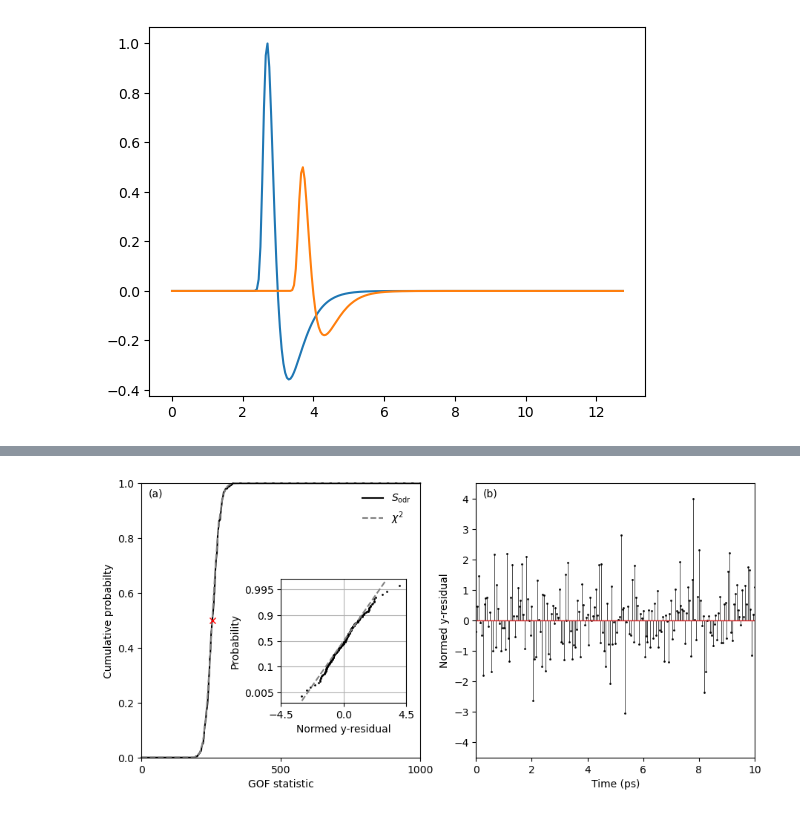
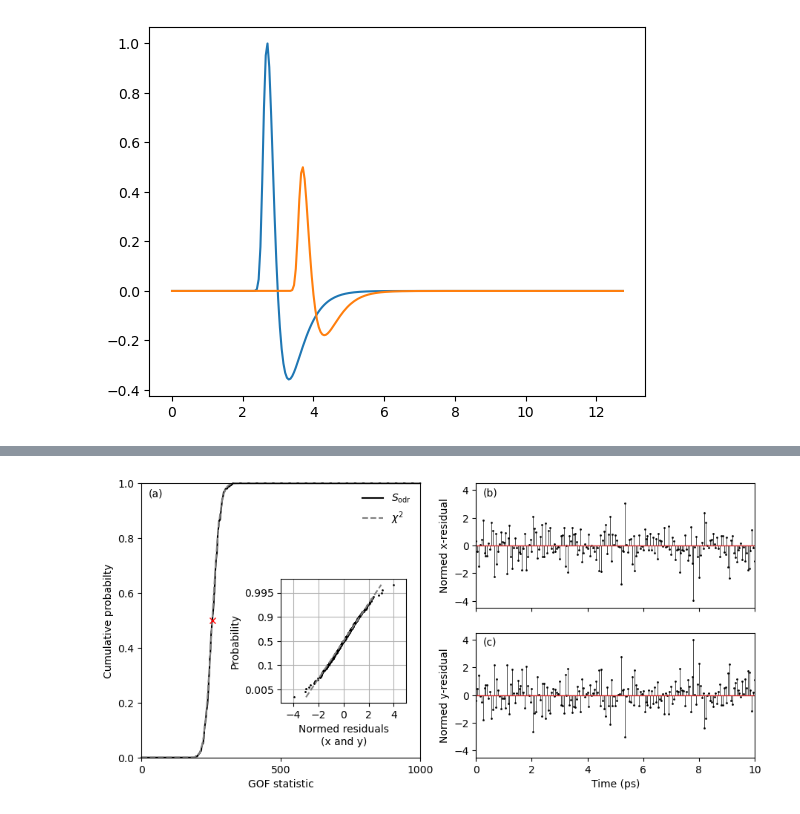
Before and after one commit to dodge-research-group/thztools, a Jupyter notebook: examples/odr-test.ipynb, the cells around one changed output, grey strips where cells are left out. Cells and saved outputs as stored; diff of their text form; code cells hidden in the pictures.

```diff
--- a/examples/odr-test.ipynb
+++ b/examples/odr-test.ipynb
@@ -82,61 +93,78 @@ Wall time: 721 ms
 # Find the index of the median value
 i_show = np.argsort(resnorm_odr)[len(resnorm_odr) // 2]
 norm_res_eps = np.sqrt(512 / 254) * epsilon_odr[:, i_show] / sigma
-osm, osr = probplot(norm_res_eps, fit=False)
+norm_res_delta = np.sqrt(512 / 254) * delta_odr[:, i_show] / sigma
+osm, osr = probplot(np.concatenate((norm_res_eps, norm_res_delta)), fit=False)
 
 w, h = figaspect(0.45)
-_, axs = plt.subplots(1, 2, figsize=(w, h))
+_, axd = plt.subplot_mosaic([["CDF", "x-res"], ["CDF", "y-res"]], figsize=(w, h))
 
 # Panel (a)
-axs[0].plot(gof_odr, ecdf_odr, 'k-', label=r'$S_\mathrm{odr}$', clip_on=False)
-axs[0].plot(gof_odr, chi2.cdf(gof_odr, n - 2), '--', c='gray', label=r'$\chi^2$', clip_on=False)
-axs[0].plot(np.median(resnorm_odr), 0.5, 'rx')
+axd["CDF"].plot(gof_odr, ecdf_odr, 'k-', label=r'$S_\mathrm{odr}$', clip_on=False)
+axd["CDF"].plot(gof_odr, chi2.cdf(gof_odr, n - 2), '--', c='gray', label=r'$\chi^2$', clip_on=False)
+axd["CDF"].plot(np.median(resnorm_odr), 0.5, 'rx')
 
-axs[0].legend(loc='upper right', frameon=False)
-axs[0].text(0.025, 0.95, '(a)', transform=axs[0].transAxes)
+axd["CDF"].legend(loc='upper right', frameon=False)
+axd["CDF"].text(0.025, 0.95, '(a)', transform=axd["CDF"].transAxes)
 
-axs[0].set_xlim(0, 1000)
-axs[0].set_ylim(0, 1)
+axd["CDF"].set_xlim(0, 1000)
+axd["CDF"].set_ylim(0, 1)
 
-axs[0].set_xticks([0, 500, 1000])
-axs[0].set_yticks(np.linspace(0, 1, 6, endpoint=True))
+axd["CDF"].set_xticks([0, 500, 1000])
+axd["CDF"].set_yticks(np.linspace(0, 1, 6, endpoint=True))
 
-axs[0].set_xlabel('GOF statistic')
-axs[0].set_ylabel('Cumulative probabilty')
+axd["CDF"].set_xlabel('GOF statistic')
+axd["CDF"].set_ylabel('Cumulative probabilty')
 
 # Inset to (a)
-ins = axs[0].inset_axes([0.5, 0.2, 0.45, 0.45])
+ins = axd["CDF"].inset_axes([0.5, 0.2, 0.45, 0.45])
 ins.plot(osr, osm, 'k.', ms=2)
 ins.plot([-3, 3], [-3, 3], '--', c='gray')
 ins.grid()
 
-ins.set_xlim(-3, 3)
-ins.set_ylim(norm.ppf([0.001, 0.999]))
+ins.set_xlim(-5, 5)
+ins.set_ylim(norm.ppf([0.0005, 0.9995]))
 
-ins.set_xticks([-4.5, 0, 4.5])
+ins.set_xticks(np.arange(-4, 4.5, 2))
 ins.set_yticks(norm.ppf([ 0.005, 0.1, 0.5, 0.9, 0.995]))
 
 ins.set_yticklabels(['0.005', '0.1', '0.5', '0.9', '0.995'])
 
-ins.set_xlabel('Normed y-residual')
+ins.set_xlabel('Normed residuals\n(x and y)')
 ins.set_ylabel('Probability')
 
 # Panel (b)
-markerline, stemlines, baseline = axs[1].stem(t, norm_res_eps,
+markerline, stemlines, baseline = axd["x-res"].stem(t, norm_res_delta,
                                               linefmt = 'k-',
                                               markerfmt='.')
 markerline.set_markersize(2)
 stemlines.set_linewidth(0.5)
 baseline.set_linewidth(1)
 
-axs[1].text(0.025, 0.95, '(b)', transform=axs[1].transAxes)
+axd["x-res"].text(0.025, 0.9, '(b)', transform=axd["x-res"].transAxes)
 
-axs[1].set_xlim(0, 10)
-axs[1].set_ylim(-4.5, 4.5)
+axd["x-res"].set_xlim(0, 10)
+axd["x-res"].set_ylim(-4.5, 4.5)
 
-axs[1].set_xlabel('Time (ps)')
-axs[1].set_ylabel('Normed y-residual')
+axd["x-res"].set_xticklabels([])
+axd["x-res"].set_ylabel('Normed x-residual')
+
+# Panel (c)
+markerline, stemlines, baseline = axd["y-res"].stem(t, norm_res_eps,
+                                              linefmt = 'k-',
+                                              markerfmt='.')
+markerline.set_markersize(2)
+stemlines.set_linewidth(0.5)
+baseline.set_linewidth(1)
+
+axd["y-res"].text(0.025, 0.9, '(c)', transform=axd["y-res"].transAxes)
+
+axd["y-res"].set_xlim(0, 10)
+axd["y-res"].set_ylim(-4.5, 4.5)
+
+axd["y-res"].set_xlabel('Time (ps)')
+axd["y-res"].set_ylabel('Normed y-residual')
 
 plt.show()
 # %% [output]
-[figure, old version]
+[figure, new version]
```
Also changed, not shown: parts of 19 cells of this notebook, 1 other file.
